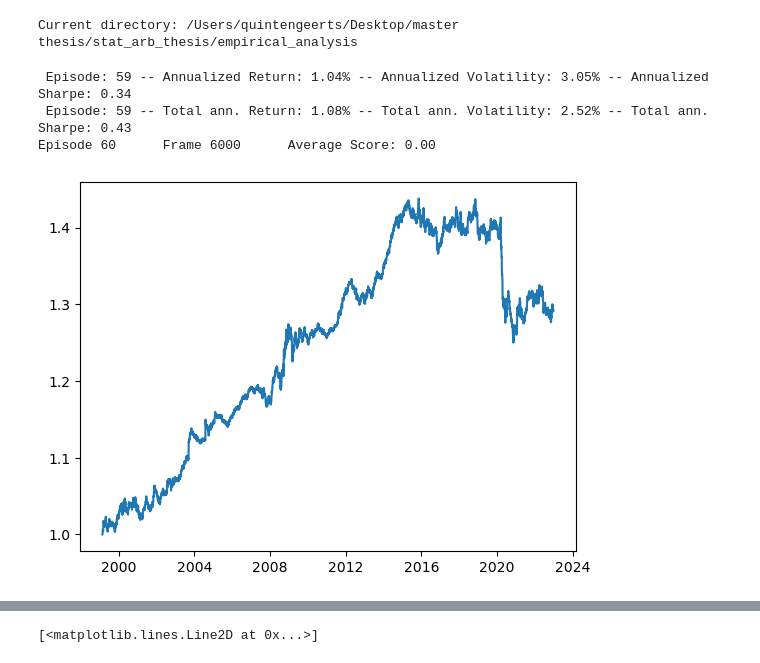
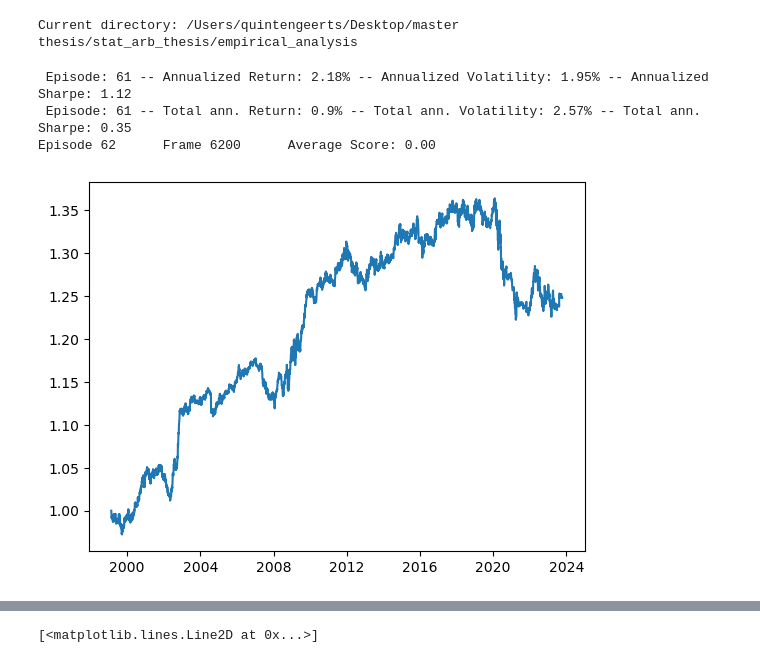
Before and after one commit to quintengeerts2000/MasterThesis-DRL_applications_to_stat_arb, a Jupyter notebook: empirical_analysis/RL_trading_tests.ipynb, the cells around one changed output, grey strips where cells are left out. Drawn from its saved outputs; the diff is of its cells as text; code cells hidden in the pictures.

```diff
--- a/empirical_analysis/RL_trading_tests.ipynb
+++ b/empirical_analysis/RL_trading_tests.ipynb
@@ -33,11 +33,11 @@ import matplotlib.pyplot as plt
 from IPython.display import clear_output
 
 # PARAMETERS
-seed = 100
+seed = 200
 #seed = np.random.randint(0,100000)
 
 #writer = SummaryWriter("runs/"+"DQN_LL_new_1")
-frames = 6000
+frames = 6200
 BUFFER_SIZE = 1000000
 BATCH_SIZE = 64
 GAMMA = 0.99
@@ -100,6 +100,17 @@ env = TradingEnvironment(financial_dataset=price_df.dropna(axis=0, thresh=300),
                         transaction_costs=0.0,
                         short_cost=0.0)
 
+# env = TradingEnvironment(financial_dataset=price_df.dropna(axis=0, thresh=300),
+#                         residual_generator=pca_res_gen,
+#                         signal_generator=fourier_2timeframe,
+#                         episode_length=100,
+#                         lookback_window=252,
+#                         loading_window=60,
+#                         signal_window=120,
+#                         factors=5,
+#                         transaction_costs=0.0,
+#                         short_cost=0.0)
+
 state, _ = env.warm_up()
 state_vec= state[env.tradeable_tickers].values.T # turns the dataframe for the requested tickers into a ndarray
 
@@ -117,38 +128,36 @@ for frame in range(1, frames+1):
             # if the ticker is removed from the tradeable tickers, done = true and new_state is the last one
             agent.step(state[ticker].values, action[0,idx], reward[ticker].values[0], state[ticker].values, True)
         else:
             # if the ticker is not removed from the tradeable tickers, done = false
             agent.step(state[ticker].values, action[0,idx], reward[ticker].values[0], next_state[ticker].values, False)
 
     state     = next_state
     state_vec = next_state[env.tradeable_tickers].values.T
 
     score *= (env.p_l + 1)
     # linear annealing to the min epsilon value until eps_frames and from there slowly decease epsilon to 0 until the end of training
     if eps_fixed == False:
         if frame < eps_frames:
             eps = max(eps_start - (frame*(1/eps_frames)), min_eps)
         else:
             eps = max(min_eps - min_eps*((frame-eps_frames)/(frames-eps_frames)), 0.001)
 
     if frame % env.ep_N == 0:
         scores_window.append(score-1)       # save most recent score
         scores.append(score-1)              # save most recent score
         #writer.add_scalar("Average100", np.mean(scores_window), frame)
         output_history.append(np.mean(scores_window))
         clear_output(True)
         env.evaluate_performance()
         print('\rEpisode {}\tFrame {} \tAverage Score: {:.2f}'.format(i_episode, frame, np.mean(scores_window)), end="")
         plt.plot((env.total_pl.dropna() + 1).cumprod())
         plt.show()
-        #if i_episode % 100 == 0:
-            #print('\rEpisode {}\tFrame {}\tAverage Score: {:.2f}'.format(i_episode,frame, np.mean(scores_window)))
         i_episode +=1
         score = 1
 # %% [output]
- Episode: 59 -- Annualized Return: 1.04% -- Annualized Volatility: 3.05% -- Annualized Sharpe: 0.34
- Episode: 59 -- Total ann. Return: 1.08% -- Total ann. Volatility: 2.52% -- Total ann. Sharpe: 0.43
-Episode 60      Frame 6000      Average Score: 0.00
+ Episode: 61 -- Annualized Return: 2.18% -- Annualized Volatility: 1.95% -- Annualized Sharpe: 1.12
+ Episode: 61 -- Total ann. Return: 0.9% -- Total ann. Volatility: 2.57% -- Total ann. Sharpe: 0.35
+Episode 62      Frame 6200      Average Score: 0.00
-[figure, old version]
+[figure, new version]
 # %%
 env.total_pl.to_csv('results_pl.csv')
```
Also changed, not shown: parts of 2 cells of this notebook, 2 other files.
